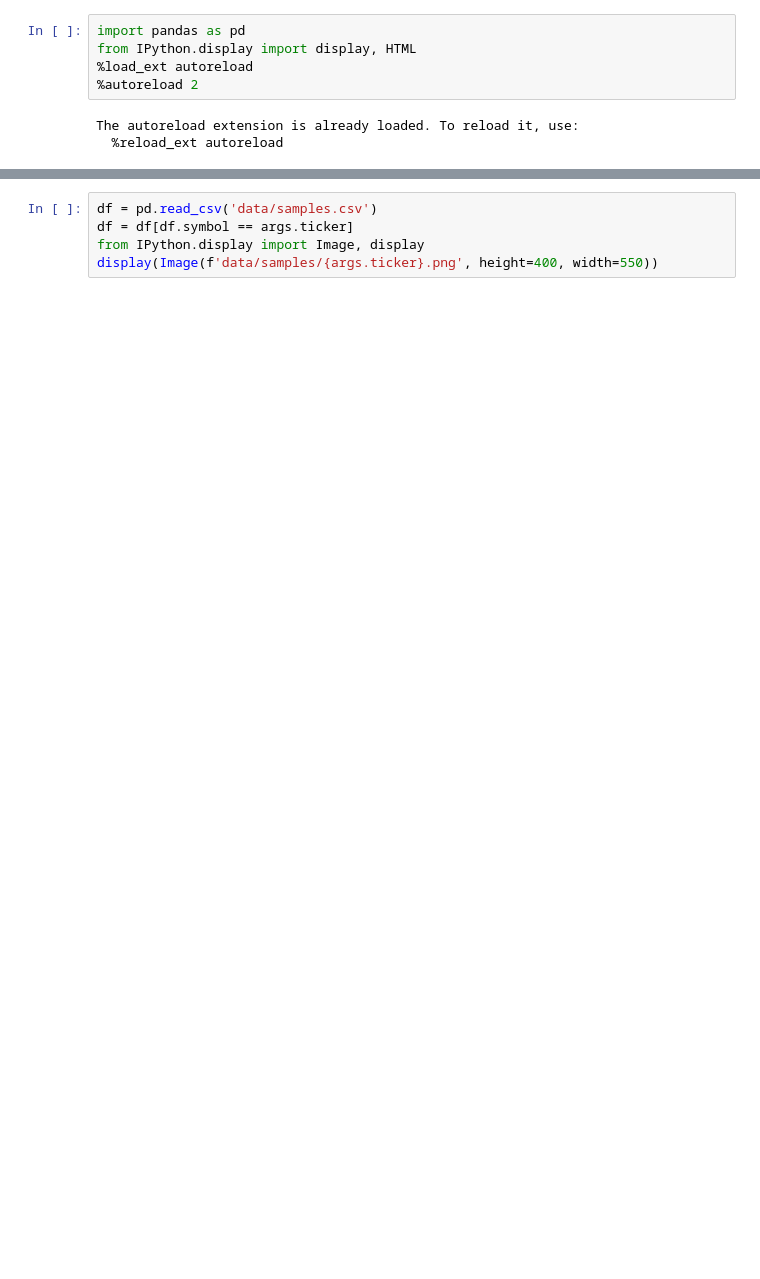
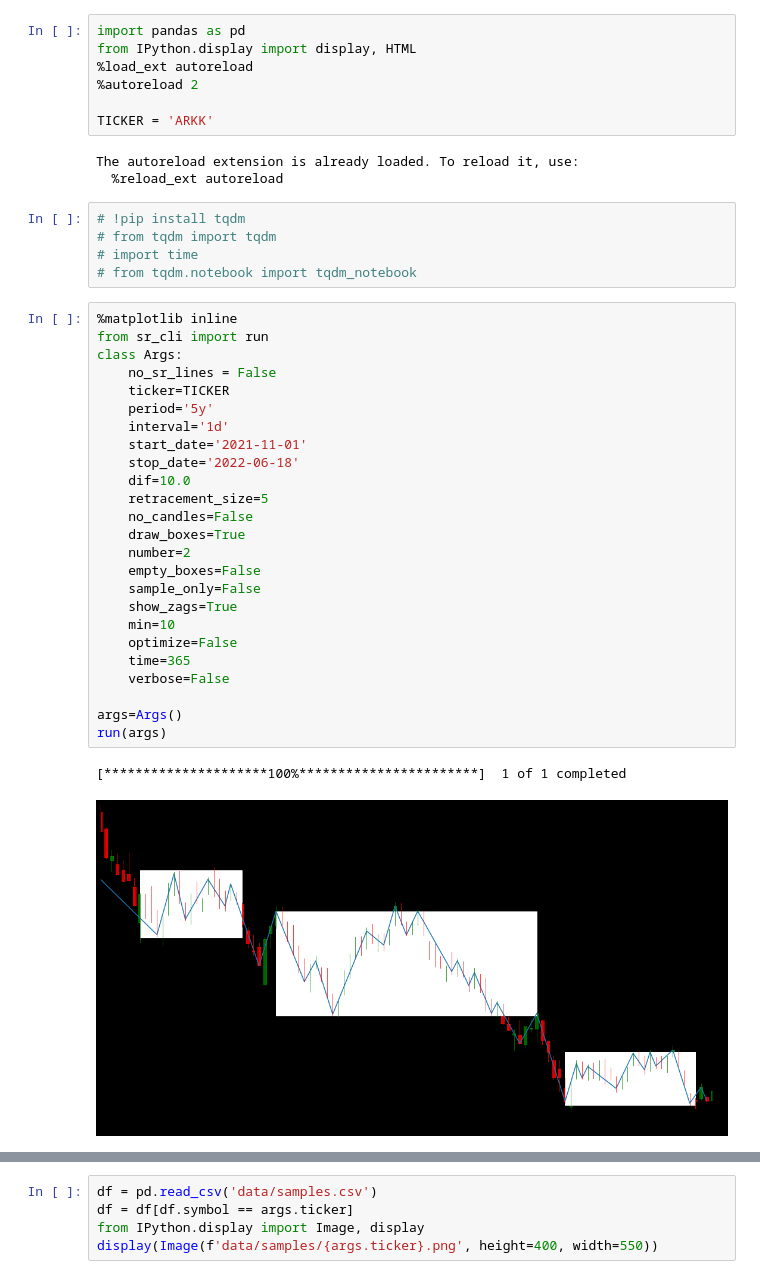
Before and after one commit to bijantech/sr_box_finder, a Jupyter notebook: review_box_errors.ipynb, the cells around one changed output, grey strips where cells are left out. Drawn from its saved outputs; the diff is of its cells as text; blank space fills up the shorter version.

```diff
--- a/review_box_errors.ipynb
+++ b/review_box_errors.ipynb
@@ -3,6 +3,41 @@ import pandas as pd
 from IPython.display import display, HTML
 %load_ext autoreload
 %autoreload 2
+
+TICKER = 'ARKK'
 # %% [output]
 The autoreload extension is already loaded. To reload it, use:
   %reload_ext autoreload
+# %%
+# !pip install tqdm
+# from tqdm import tqdm
+# import time
+# from tqdm.notebook import tqdm_notebook
+# %%
+%matplotlib inline
+from sr_cli import run
+class Args:
+    no_sr_lines = False
+    ticker=TICKER
+    period='5y'
+    interval='1d'
+    start_date='2021-11-01'
+    stop_date='2022-06-18'
+    dif=10.0
+    retracement_size=5
+    no_candles=False
+    draw_boxes=True
+    number=2
+    empty_boxes=False
+    sample_only=False
+    show_zags=True
+    min=10
+    optimize=False
+    time=365
+    verbose=False
+
+args=Args()
+run(args)
+# %% [output]
+[*********************100%***********************]  1 of 1 completed
+[figure, added]
```
Also changed, not shown: parts of 3 cells of this notebook, 2 other files.
